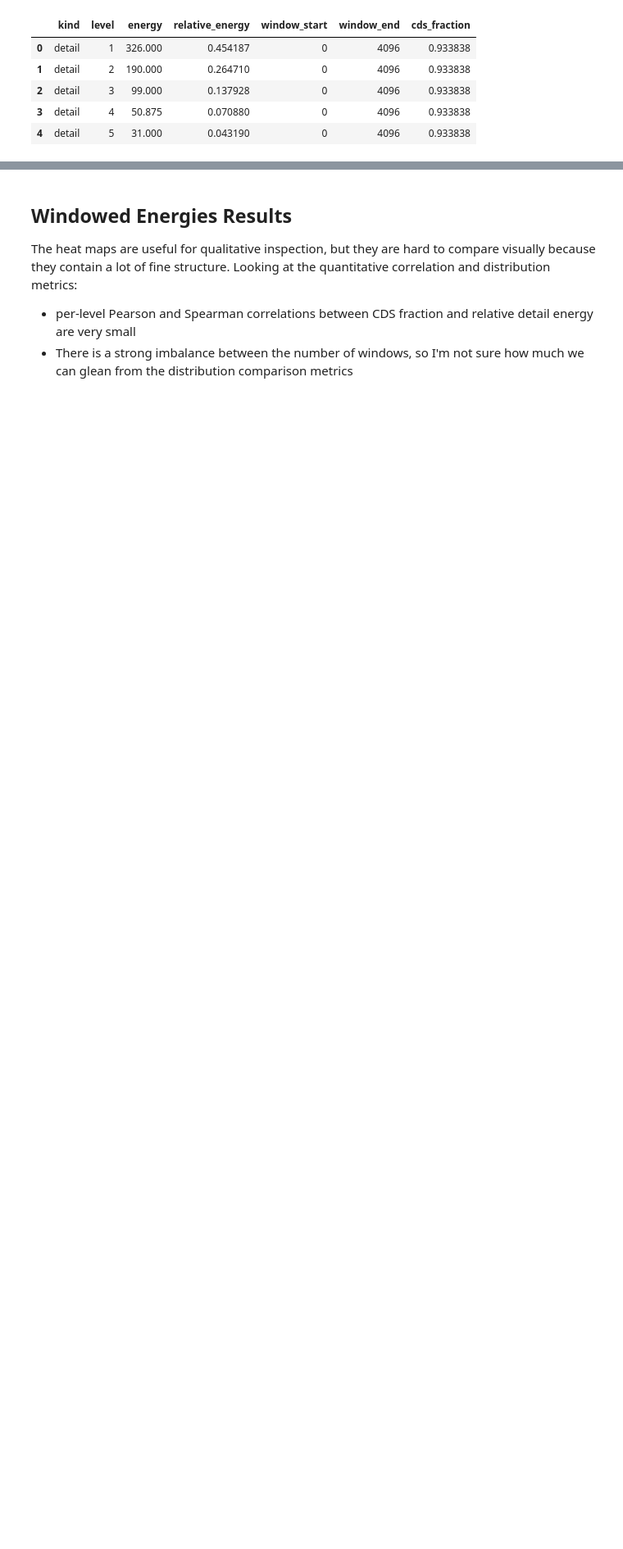
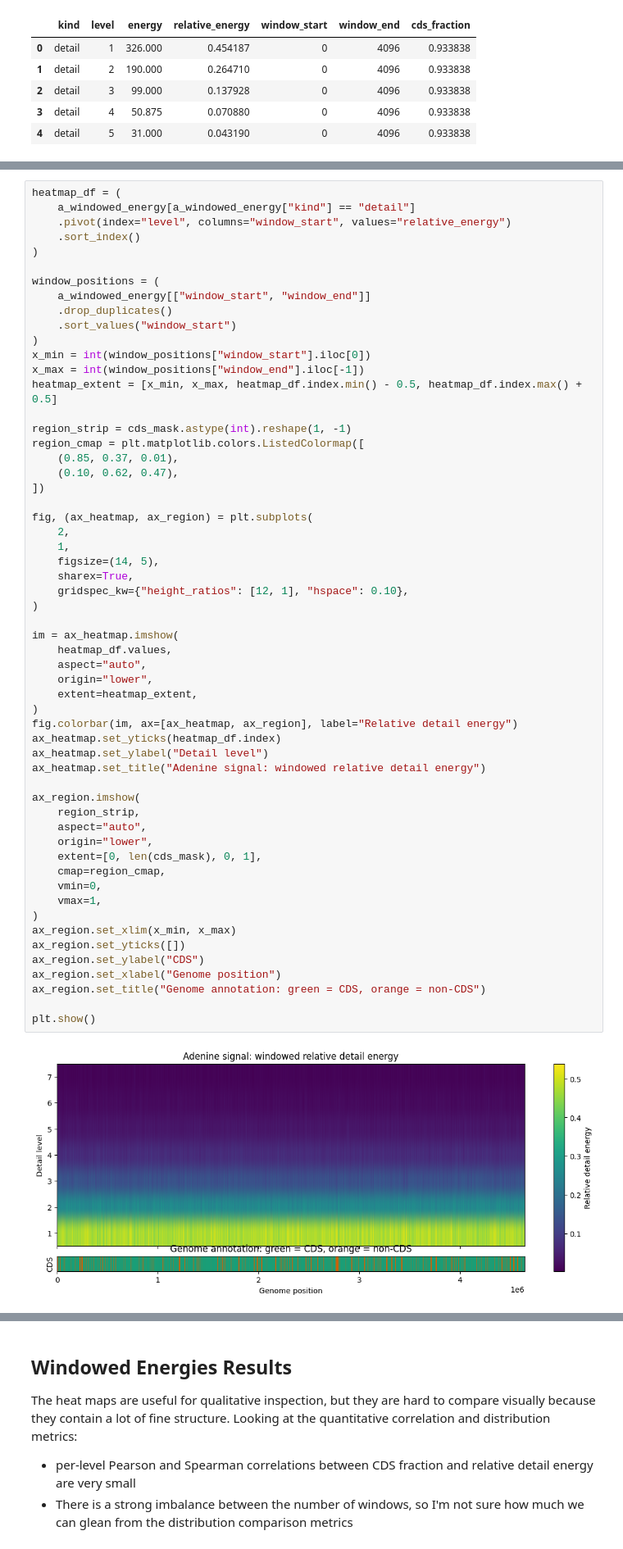
Before and after one commit to dpmcgonigle/applied-mathematics-5300-uml, a Jupyter notebook: wavelets_a_analysis.ipynb, the cells around one changed output, grey strips where cells are left out. Shown at 82% size. Drawn from its saved outputs; the diff is of its cells as text; blank space fills up the shorter version.

```diff
--- a/wavelets_a_analysis.ipynb
+++ b/wavelets_a_analysis.ipynb
@@ -1043,0 +1073,59 @@ plt.show()
+# %%
+heatmap_df = (
+    a_windowed_energy[a_windowed_energy["kind"] == "detail"]
+    .pivot(index="level", columns="window_start", values="relative_energy")
+    .sort_index()
+)
+
+window_positions = (
+    a_windowed_energy[["window_start", "window_end"]]
+    .drop_duplicates()
+    .sort_values("window_start")
+)
+x_min = int(window_positions["window_start"].iloc[0])
+x_max = int(window_positions["window_end"].iloc[-1])
+heatmap_extent = [x_min, x_max, heatmap_df.index.min() - 0.5, heatmap_df.index.max() + 0.5]
+
+region_strip = cds_mask.astype(int).reshape(1, -1)
+region_cmap = plt.matplotlib.colors.ListedColormap([
+    (0.85, 0.37, 0.01),
+    (0.10, 0.62, 0.47),
+])
+
+fig, (ax_heatmap, ax_region) = plt.subplots(
+    2,
+    1,
+    figsize=(14, 5),
+    sharex=True,
+    gridspec_kw={"height_ratios": [12, 1], "hspace": 0.10},
+)
+
+im = ax_heatmap.imshow(
+    heatmap_df.values,
+    aspect="auto",
+    origin="lower",
+    extent=heatmap_extent,
+)
+fig.colorbar(im, ax=[ax_heatmap, ax_region], label="Relative detail energy")
+ax_heatmap.set_yticks(heatmap_df.index)
+ax_heatmap.set_ylabel("Detail level")
+ax_heatmap.set_title("Adenine signal: windowed relative detail energy")
+
+ax_region.imshow(
+    region_strip,
+    aspect="auto",
+    origin="lower",
+    extent=[0, len(cds_mask), 0, 1],
+    cmap=region_cmap,
+    vmin=0,
+    vmax=1,
+)
+ax_region.set_xlim(x_min, x_max)
+ax_region.set_yticks([])
+ax_region.set_ylabel("CDS")
+ax_region.set_xlabel("Genome position")
+ax_region.set_title("Genome annotation: green = CDS, orange = non-CDS")
+
+plt.show()
+# %% [output]
+[figure, added]
```
Also changed, not shown: parts of 16 cells of this notebook.
